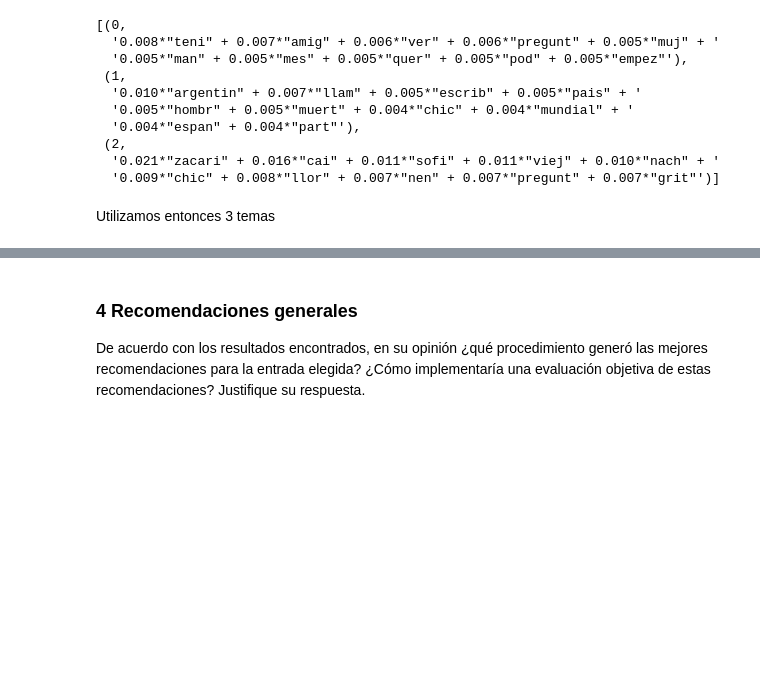
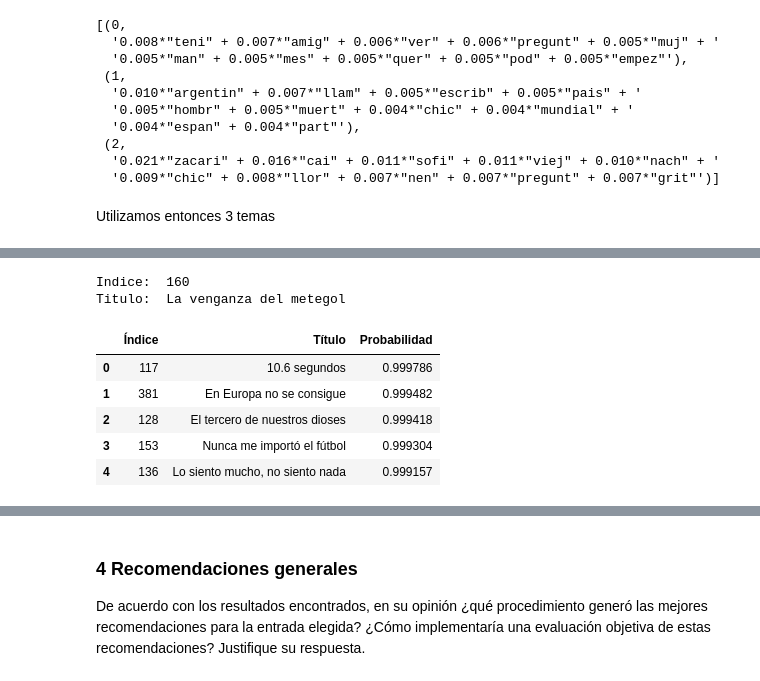
Before and after one commit to juankquintana/aprendizaje-no-supervisado, a Jupyter notebook: Semana 6/taller/JCQ S6_LC1_Taller_LDA.ipynb, the cells around one changed output, grey strips where cells are left out. Drawn from its saved outputs; the diff is of its cells as text; code cells hidden in the pictures; blank space fills up the shorter version.

```diff
--- a/Semana 6/taller/JCQ S6_LC1_Taller_LDA.ipynb
+++ b/Semana 6/taller/JCQ S6_LC1_Taller_LDA.ipynb
@@ -1043,0 +1016,11 @@ A su vez, cada tema está compuesto por un conjunto de palabras, donde algunas p
+# %%
+recomendador_LDA(3,5,l,'La venganza del metegol',df=blog_casciari)
+# %% [output]
+Indice:  160
+Titulo:  La venganza del metegol
+|  | Índice | Título | Probabilidad |
+| 0 | 117 | 10.6 segundos | 0.999786 |
+| 1 | 381 | En Europa no se consigue | 0.999482 |
+| 2 | 128 | El tercero de nuestros dioses | 0.999418 |
+| 3 | 153 | Nunca me importó el fútbol | 0.999304 |
+| 4 | 136 | Lo siento mucho, no siento nada | 0.999157 |
```
Also changed, not shown: parts of 5 cells of this notebook.
